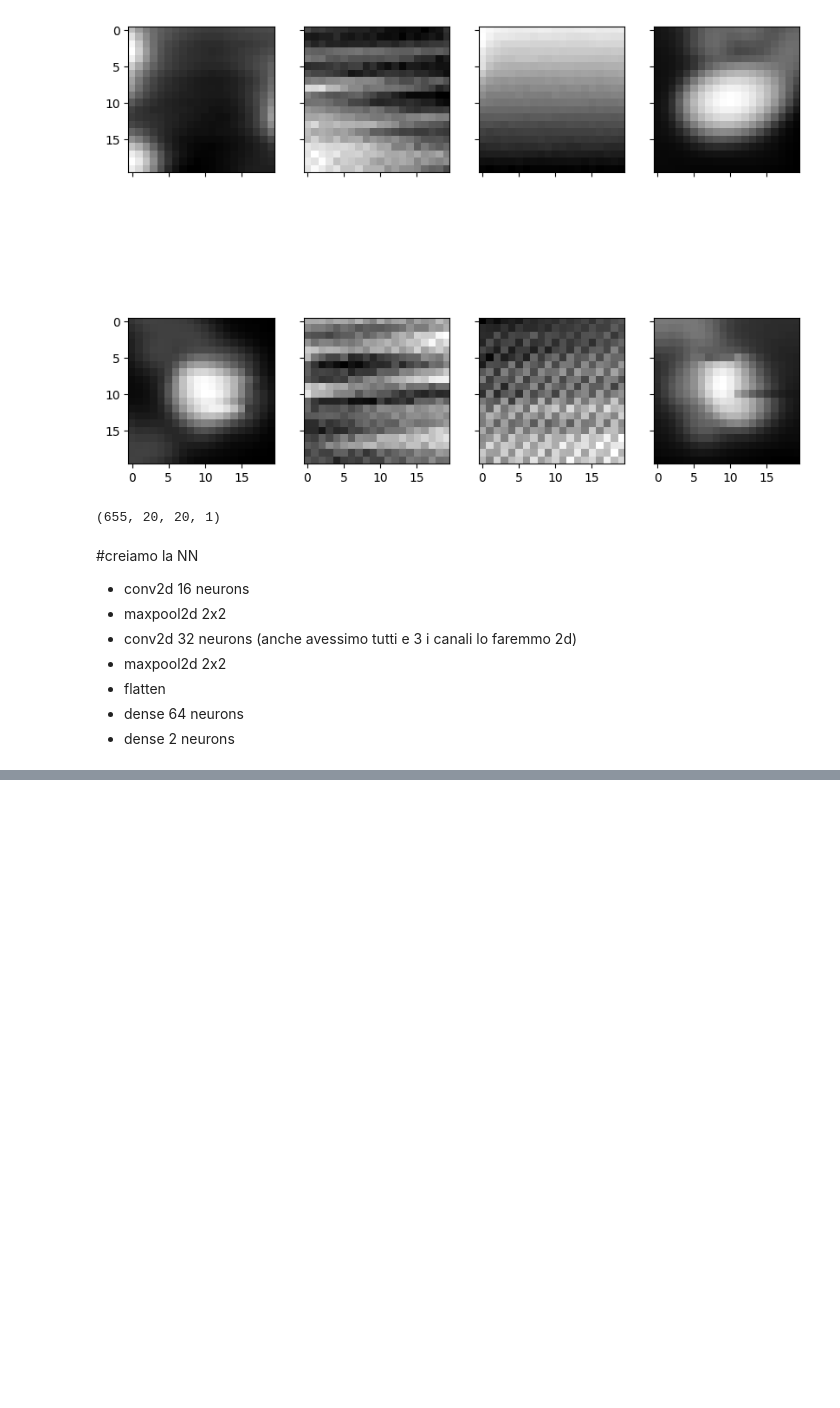
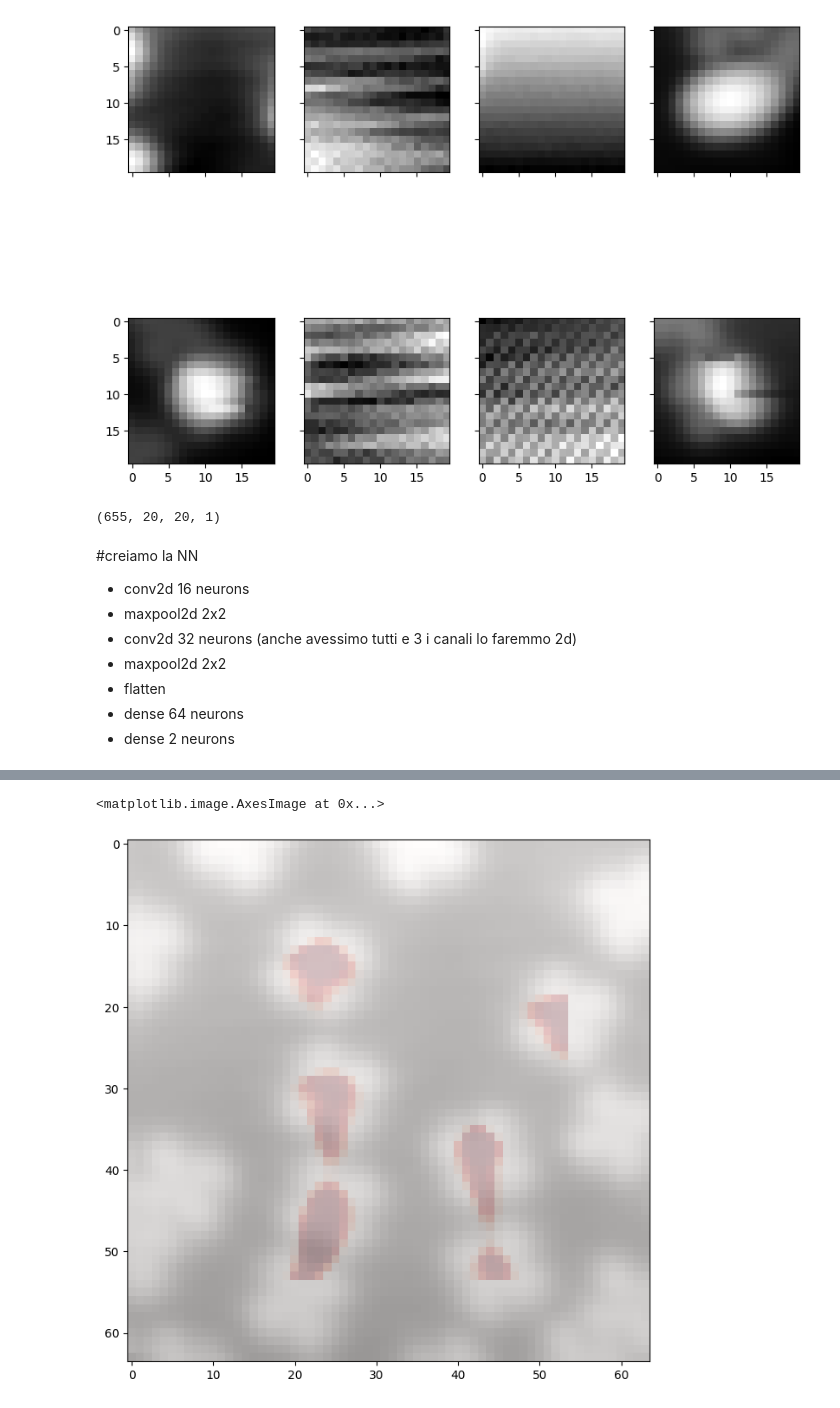
Before and after one commit to massimocipressi/MLPNS_MCipressi, a Jupyter notebook: MPLNS_27_4.ipynb, the cells around one changed output, grey strips where cells are left out. Saved outputs shown, nothing was run; the diff lists cells and outputs as text; code cells hidden in the pictures; blank space fills up the shorter version.

```diff
--- a/MPLNS_27_4.ipynb
+++ b/MPLNS_27_4.ipynb
@@ -279,0 +314,2 @@ loss_tr,acc_tr,loss_test,acc_test #qui vedo che funziona con i pezzi piccoli
+# %%
+pred = model.predict(feat_stmp)
@@ -279,0 +332,9 @@ loss_tr,acc_tr,loss_test,acc_test #qui vedo che funziona con i pezzi piccoli
+# %%
+pimg = np.zeros(img.shape) #sappiamo già che suoi bordi vorremo 0
+pimg[wid:nrow-wid,wid:ncol-wid] = pred[:,1].reshape(nrow-2*wid,ncol-2*wid)
+# %%
+plt.imshow(img,alpha=0.5)
+plt.imshow(pimg,alpha=0.2,cmap="Reds") #la predizione è andata bene, vedo il limite dei bordi
+# %% [output]
+<matplotlib.image.AxesImage at 0x...>
+[figure, added]
```
Also changed, not shown: parts of 22 cells of this notebook.
